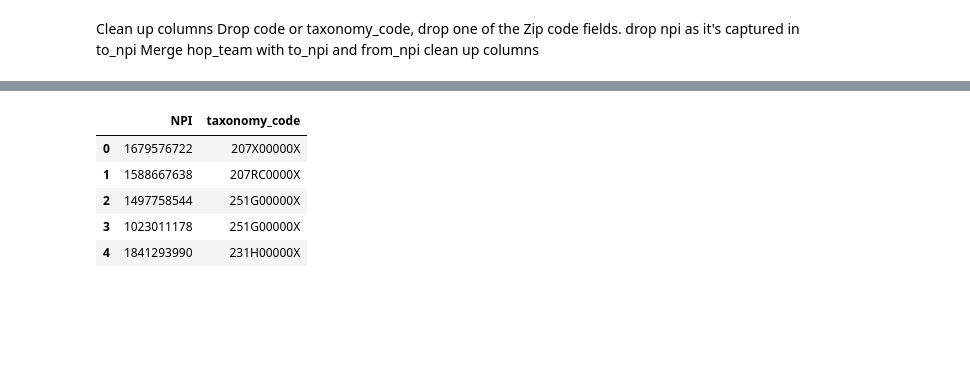
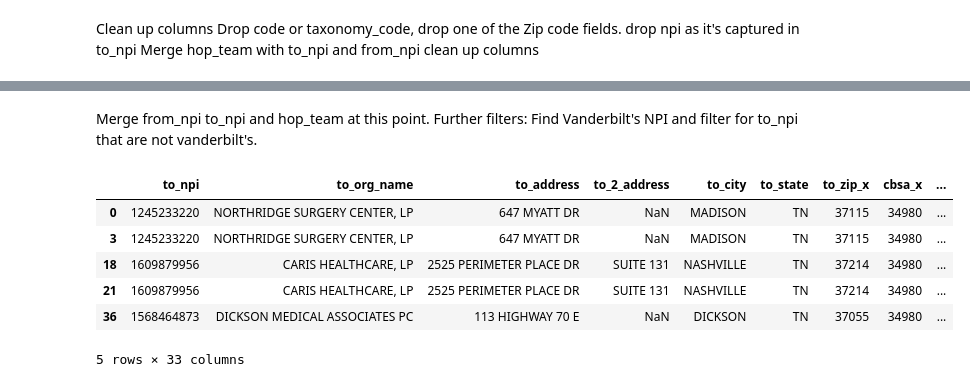
Before and after one commit to nss-data-science-cohort-5/hop_team-hot_pretzels, a Jupyter notebook: hop_teaming_EDA_JG.ipynb, the cells around one changed output, grey strips where cells are left out. Saved outputs shown, nothing was run; the diff lists cells and outputs as text; code cells hidden in the pictures; blank space fills up the shorter version.

Commit message:
finished cleaning the combined to_npi from_npi and hop_team queries. Pushed it to csv and am ready to use neo4J to find communities with Louvain algorithm

```diff
--- a/hop_teaming_EDA_JG.ipynb
+++ b/hop_teaming_EDA_JG.ipynb
@@ -372,23 +229,0 @@ nucc.head()
-# %%
-query = '''
-WITH nucc AS (
-SELECT code, classification, specialization, display_name
-FROM nucc
-)
-SELECT npi, taxonomy_code
-FROM taxonomy
-WHERE taxonomy_switch = 'Y'
-LEFT JOIN nucc
-
-'''
-with sqlite3.connect('data/hop_team.sqlite') as db:
-    taxonomy = pd.read_sql(query,db)
-db.close()
-taxonomy.head()
-# %% [output]
-|  | NPI | taxonomy_code |
-| 0 | 1679576722 | 207X00000X |
-| 1 | 1588667638 | 207RC0000X |
-| 2 | 1497758544 | 251G00000X |
-| 3 | 1023011178 | 251G00000X |
-| 4 | 1841293990 | 231H00000X |
@@ -420,0 +230,57 @@ full_set.head()
+# %%
+#Run this if you have already performed the SQL queries. It's much faster. Also removes unnecessary columns.
+to_npi = pd.read_csv('data/to_npi.csv')
+to_npi = to_npi.drop(columns= ['to_last_name',
+                               'to_first_name',
+                               'to_middle_name',
+                               'to_credential',
+                               'zip', 'npi',
+                               'code', 'taxonomy_code','res_ratio', 'bus_ratio', 'oth_ratio',
+       'tot_ratio'])
+from_npi = pd.read_csv('data/from_npi.csv')
+from_npi = from_npi.drop(columns = ['Unnamed: 0','from_org_name',
+                                    'zip',
+                                    'npi',
+                                    'code', 'taxonomy_code','res_ratio', 'bus_ratio', 'oth_ratio',
+       'tot_ratio'])
+hop_team = pd.read_csv('data/hop_team.csv')
+hop_team = hop_team.drop(columns = ['Unnamed: 0','npi','npi.1'])
+hop_team = hop_team.drop_duplicates()
+# %% [markdown]
+Merge from_npi to_npi and hop_team at this point.
+Further filters: Find Vanderbilt's NPI and filter for to_npi that are not vanderbilt's.
+# %%
+
+from_hop_team = pd.merge(left = from_npi, right = hop_team, how = 'inner', on = 'from_npi')
+clean_hop_team = pd.merge(left = to_npi, right = from_hop_team, how = 'inner', on = 'to_npi')
+clean_hop_team = clean_hop_team.drop(columns = ['Unnamed: 0','from_zip_y',
+       'to_zip_y'])
+clean_hop_team = clean_hop_team.drop_duplicates()
+columns_rename = {'to_zip_x': 'to_zip',
+ 'cbsa_x': 'to_cbsa' ,
+ 'usps_zip_pref_city_x': 'to_city',
+ 'usps_zip_pref_state_x': 'to_state',
+ 'classification_x': 'to_classification',
+ 'specialization_x': 'to_specialization',
+ 'display_name_x':'to_display_name',
+ 'from_zip_x': 'from_zip',
+ 'cbsa_y':'from_cbsa',
+ 'usps_zip_pref_city_y': 'from_city',
+ 'usps_zip_pref_state_y': 'from_state',
+ 'classification_y': 'from_classification',
+ 'specialization_y':'from_specialization',
+ 'display_name_y': 'from_display_name'}
+clean_hop_team = clean_hop_team.rename(columns = columns_rename)
+clean_hop_team = clean_hop_team.astype({'to_npi':'object', 'to_zip':'object',
+                       'to_cbsa':'object', 'from_npi':'object',
+                       'from_zip':'object', 'from_cbsa':'object'})
+
+clean_hop_team.head()
+# %% [output]
+|  | to_npi | to_org_name | to_address | to_2_address | to_city | to_state | to_zip_x | cbsa_x | ... |
+| 0 | 1245233220 | NORTHRIDGE SURGERY CENTER, LP | 647 MYATT DR | NaN | MADISON | TN | 37115 | 34980 | ... |
+| 3 | 1245233220 | NORTHRIDGE SURGERY CENTER, LP | 647 MYATT DR | NaN | MADISON | TN | 37115 | 34980 | ... |
+| 18 | 1609879956 | CARIS HEALTHCARE, LP | 2525 PERIMETER PLACE DR | SUITE 131 | NASHVILLE | TN | 37214 | 34980 | ... |
+| 21 | 1609879956 | CARIS HEALTHCARE, LP | 2525 PERIMETER PLACE DR | SUITE 131 | NASHVILLE | TN | 37214 | 34980 | ... |
+| 36 | 1568464873 | DICKSON MEDICAL ASSOCIATES PC | 113 HIGHWAY 70 E | NaN | DICKSON | TN | 37055 | 34980 | ... |
+5 rows × 33 columns
```
Also changed, not shown: parts of 24 cells of this notebook.
